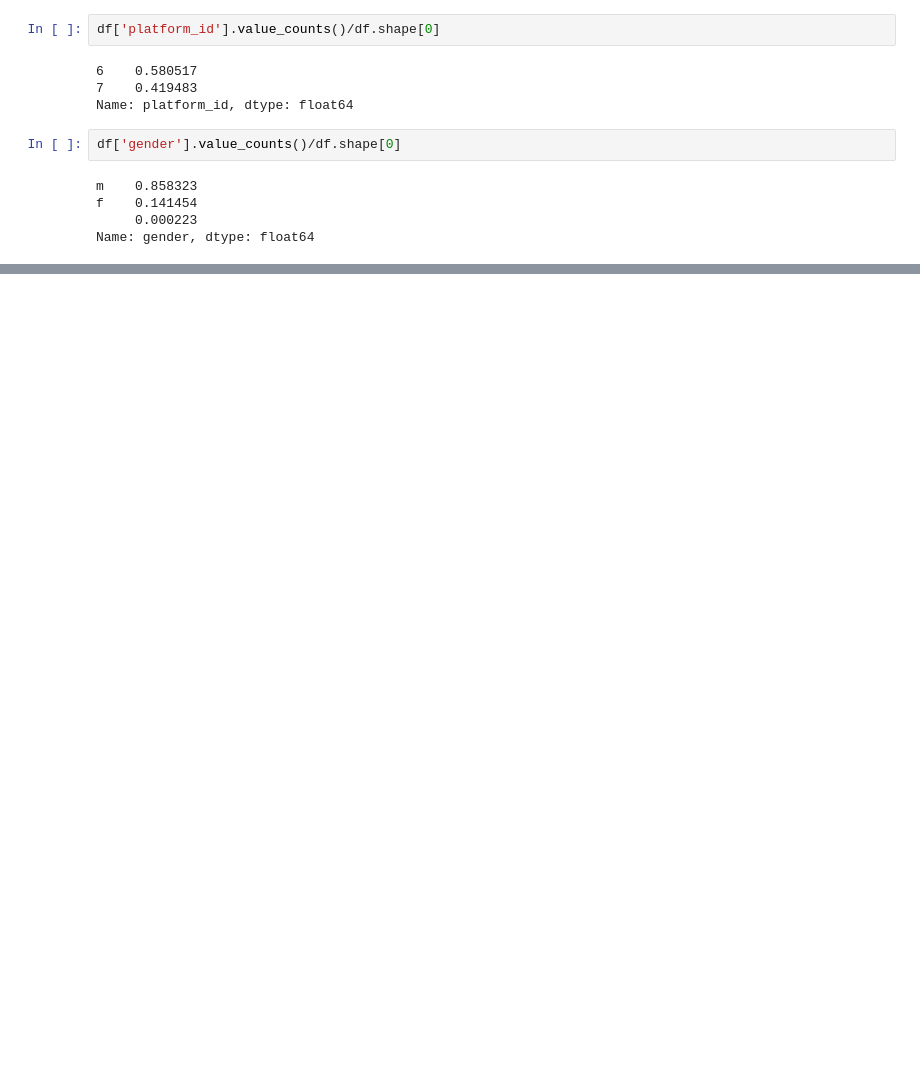
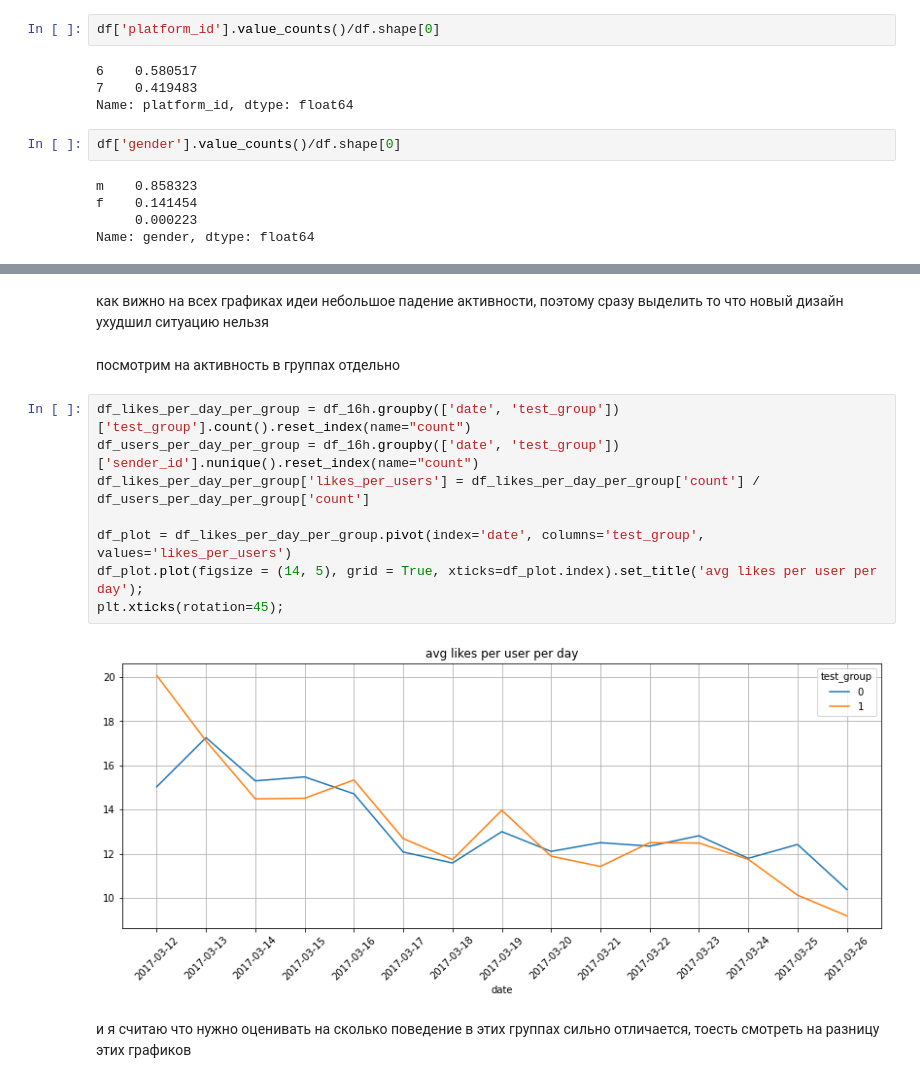
Before and after one commit to danilpolkov/appflame, a Jupyter notebook: notebooks/AB_test.ipynb, the cells around one changed output, grey strips where cells are left out. Saved outputs shown, nothing was run; the diff lists cells and outputs as text; blank space fills up the shorter version.

```diff
--- a/notebooks/AB_test.ipynb
+++ b/notebooks/AB_test.ipynb
@@ -307,0 +123,16 @@ in both cases, for new users abd for old ones old design more clicable
+# %% [markdown]
+как вижно на всех графиках идеи небольшое падение активности, поэтому сразу выделить то что новый дизайн ухудшил ситуацию нельзя
+# %% [markdown]
+посмотрим на активность в группах отдельно
+# %%
+df_likes_per_day_per_group = df_16h.groupby(['date', 'test_group'])['test_group'].count().reset_index(name="count")
+df_users_per_day_per_group = df_16h.groupby(['date', 'test_group'])['sender_id'].nunique().reset_index(name="count")
+df_likes_per_day_per_group['likes_per_users'] = df_likes_per_day_per_group['count'] / df_users_per_day_per_group['count']
+
+df_plot = df_likes_per_day_per_group.pivot(index='date', columns='test_group', values='likes_per_users')
+df_plot.plot(figsize = (14, 5), grid = True, xticks=df_plot.index).set_title('avg likes per user per day');
+plt.xticks(rotation=45);
+# %% [output]
+[figure, added]
+# %% [markdown]
+и я считаю что нужно оценивать на сколько поведение в этих группах сильно отличается, тоесть смотреть на разницу этих графиков
```
Also changed, not shown: parts of 105 cells of this notebook.
